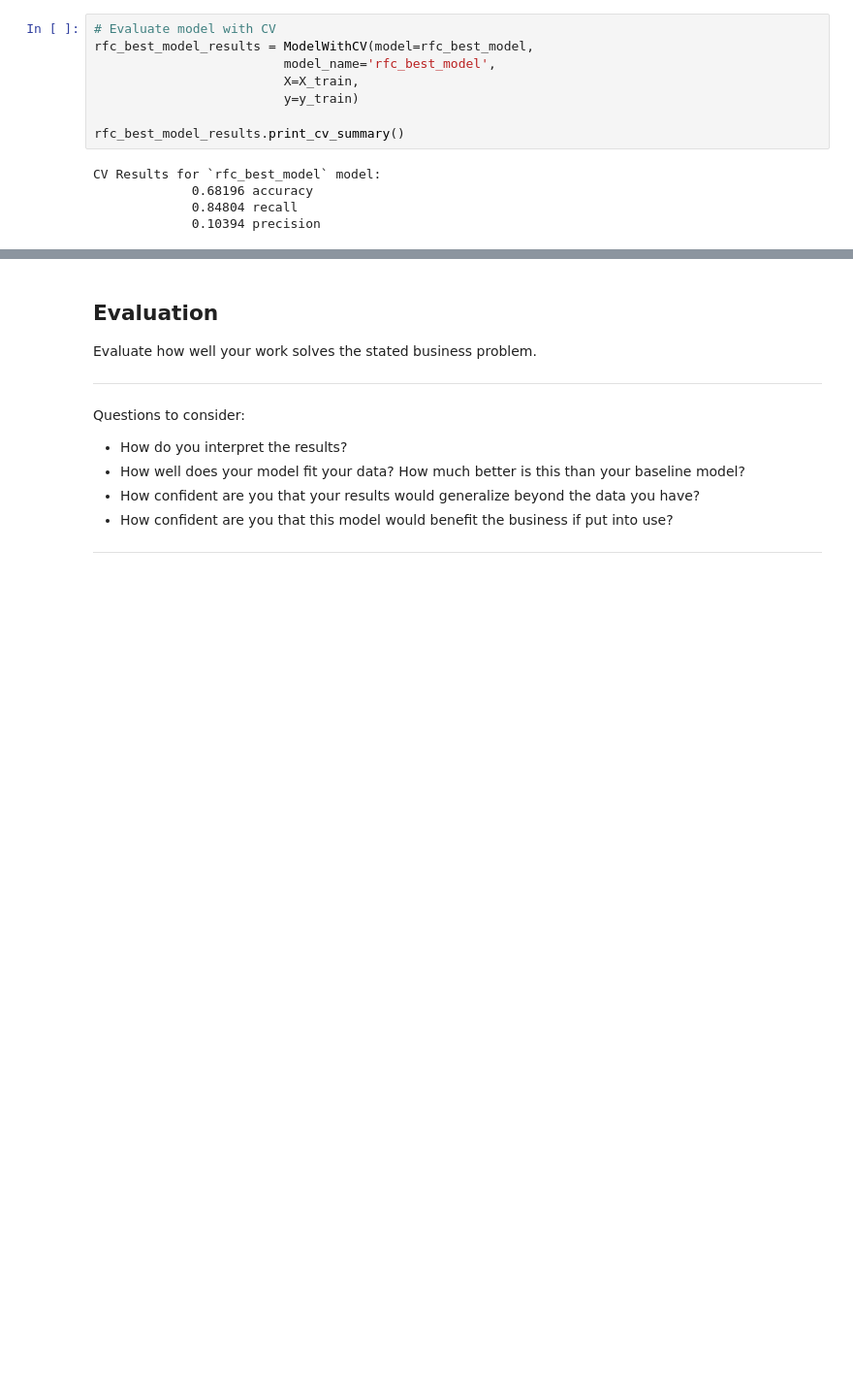
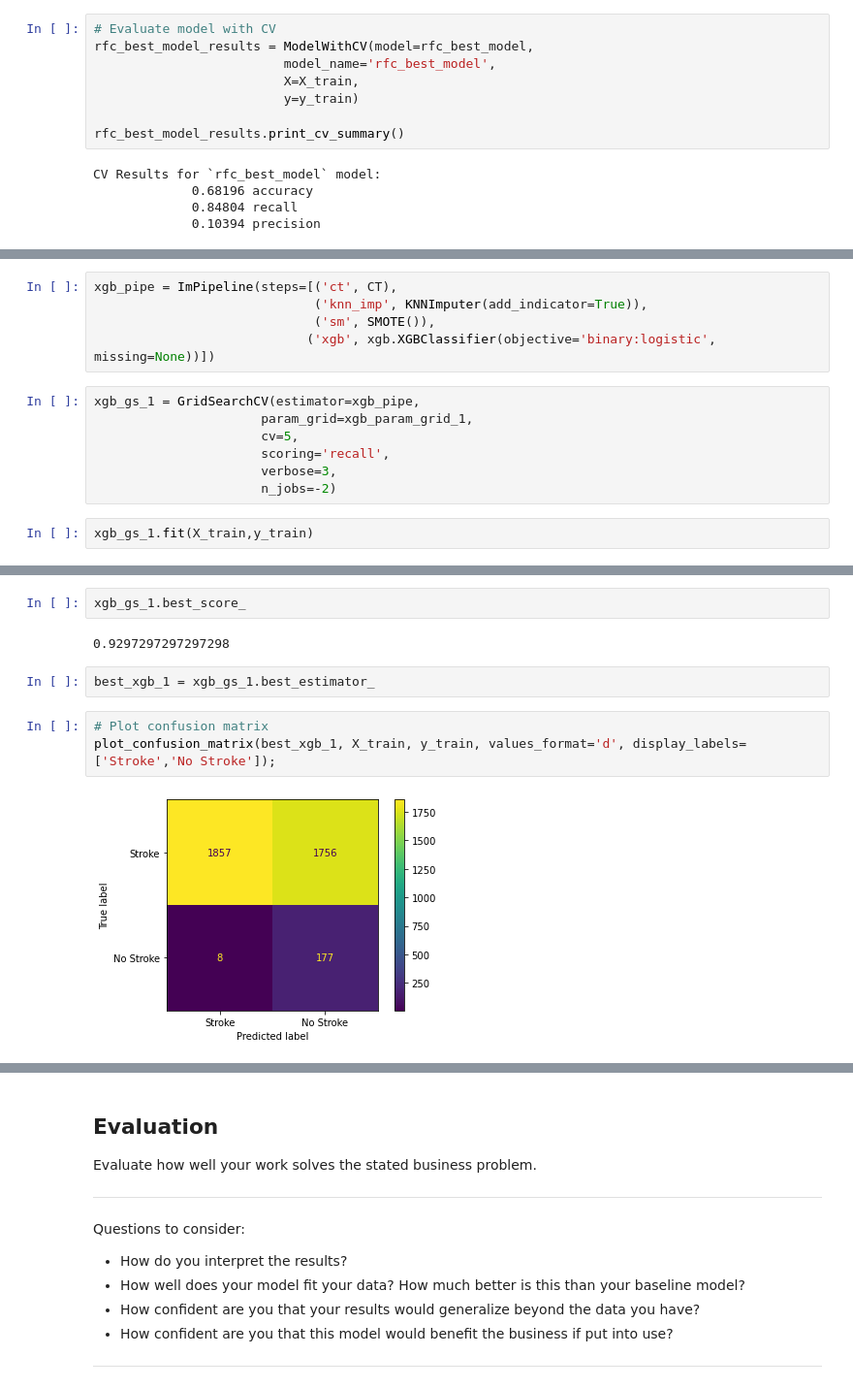
Before and after one commit to dermothethird/Stroke_Project, a Jupyter notebook: DJ_Test_Notebook.ipynb, the cells around one changed output, grey strips where cells are left out. Shown at 97% size. Drawn from its saved outputs; the diff is of its cells as text; blank space fills up the shorter version.

```diff
--- a/DJ_Test_Notebook.ipynb
+++ b/DJ_Test_Notebook.ipynb
@@ -733,0 +738,14 @@ CV Results for `rfc_best_model` model:
+# %%
+xgb_pipe = ImPipeline(steps=[('ct', CT),
+                             ('knn_imp', KNNImputer(add_indicator=True)),
+                             ('sm', SMOTE()),
+                            ('xgb', xgb.XGBClassifier(objective='binary:logistic', missing=None))])
+# %%
+xgb_gs_1 = GridSearchCV(estimator=xgb_pipe,
+                      param_grid=xgb_param_grid_1,
+                      cv=5,
+                      scoring='recall',
+                      verbose=3,
+                      n_jobs=-2)
+# %%
+xgb_gs_1.fit(X_train,y_train)
@@ -733,0 +762,11 @@ CV Results for `rfc_best_model` model:
+# %%
+xgb_gs_1.best_score_
+# %% [output]
+0.9297297297297298
+# %%
+best_xgb_1 = xgb_gs_1.best_estimator_
+# %%
+# Plot confusion matrix
+plot_confusion_matrix(best_xgb_1, X_train, y_train, values_format='d', display_labels=['Stroke','No Stroke']);
+# %% [output]
+[figure, added]
```
Also changed, not shown: parts of 14 cells of this notebook.
